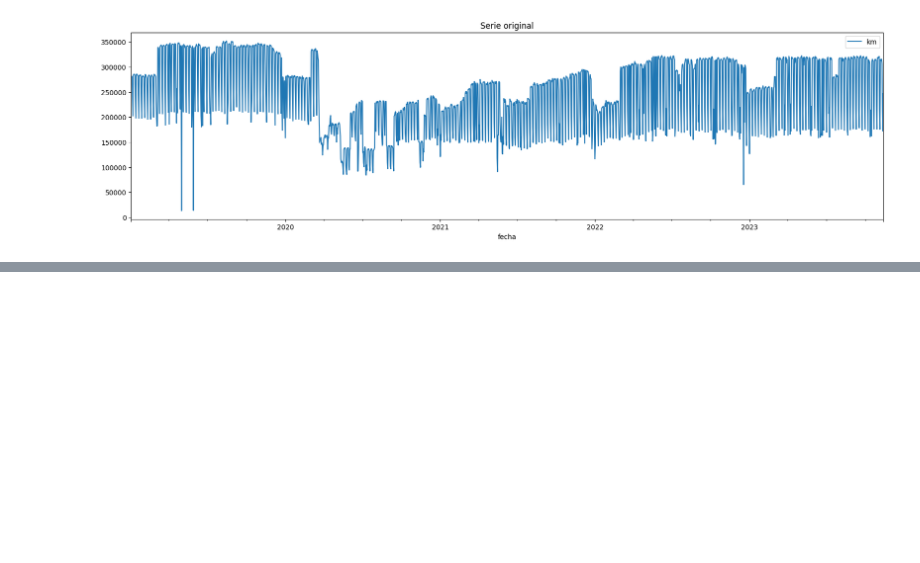
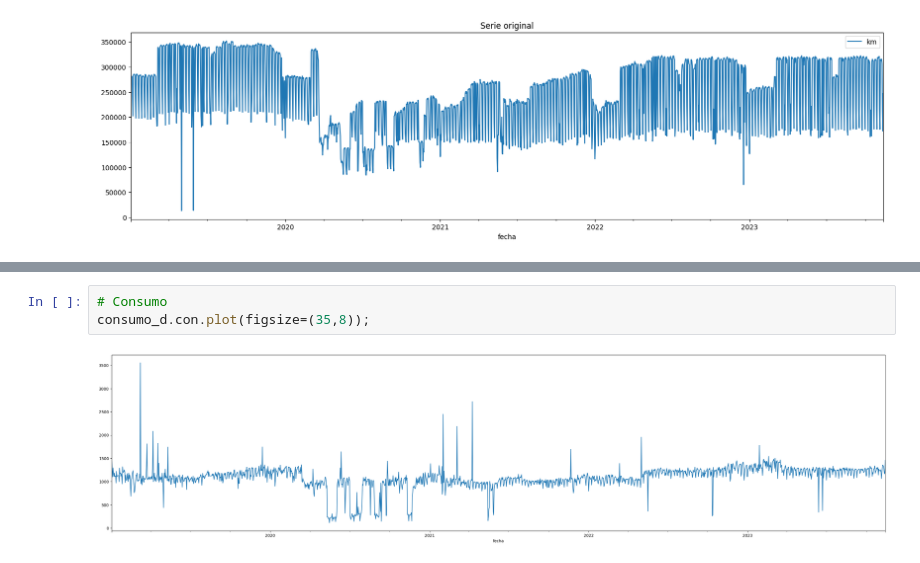
Before and after one commit to rstvz90/AST_G4, a Jupyter notebook: tp1.ipynb, the cells around one changed output, grey strips where cells are left out. Saved outputs shown, nothing was run; the diff lists cells and outputs as text; blank space fills up the shorter version.

```diff
--- a/tp1.ipynb
+++ b/tp1.ipynb
@@ -174,0 +202,5 @@ plt.show()
+# %%
+# Consumo
+consumo_d.con.plot(figsize=(35,8));
+# %% [output]
+[figure, added]
```
Also changed, not shown: parts of 18 cells of this notebook.
